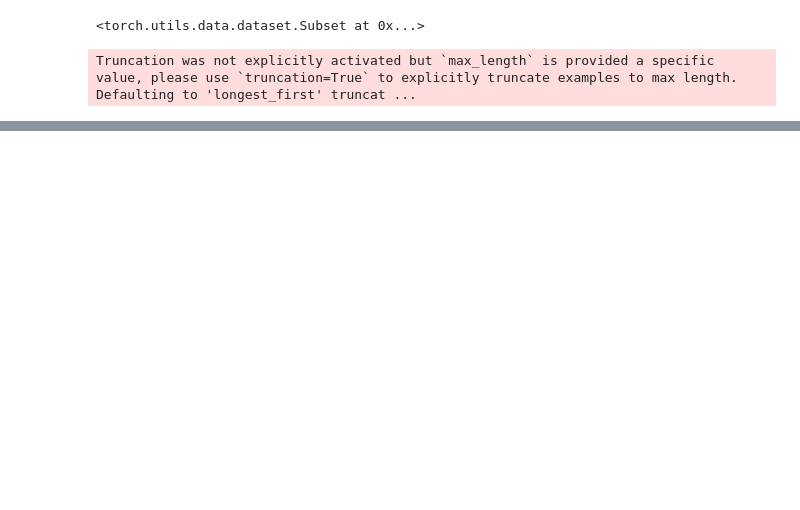
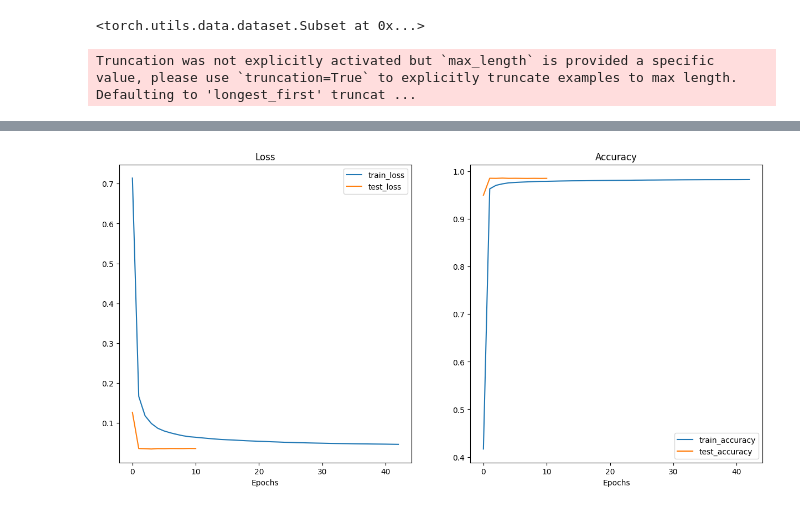
Before and after one commit to stanleyedward/sentinel_ml, a Jupyter notebook: torch_train.ipynb, the cells around one changed output, grey strips where cells are left out. Cells and saved outputs as stored; diff of their text form; code cells hidden in the pictures; blank space fills up the shorter version.

Commit message:
finish training

```diff
--- a/torch_train.ipynb
+++ b/torch_train.ipynb
@@ -86,0 +117,43 @@ KeyboardInterrupt:
+# %%
+plot = {
+"train_loss": results['train_results'][0]['train_loss'],
+"train_acc": results['train_results'][0]['train_acc'],
+"test_loss": results['test_results'][0]['test_loss'],
+"test_acc": results['test_results'][0]['test_acc'],
+"training_time": results['train_epoch_time'],
+"testing_time": results['test_epoch_time'],
+}
+# %%
+import matplotlib.pyplot as plt
+def plot_loss_curves(results):
+
+    loss = results["train_loss"]
+    test_loss = results["test_loss"]
+
+    accuracy = results["train_acc"]
+    test_accuracy = results["test_acc"]
+
+    train_epochs = range(len(results["train_loss"]))
+    test_epochs = range(len(results["test_loss"]))
+
+    plt.figure(figsize=(15, 7))
+
+    # Plot loss
+    plt.subplot(1, 2, 1)
+    plt.plot(train_epochs, loss, label="train_loss")
+    plt.plot(test_epochs, test_loss, label="test_loss")
+    plt.title("Loss")
+    plt.xlabel("Epochs")
+    plt.legend()
+
+    # Plot accuracy
+    plt.subplot(1, 2, 2)
+    plt.plot(train_epochs, accuracy, label="train_accuracy")
+    plt.plot(test_epochs, test_accuracy, label="test_accuracy")
+    plt.title("Accuracy")
+    plt.xlabel("per 300 Batch")
+    plt.legend()
+
+plot_loss_curves(results=plot)
+# %% [output]
+[figure, added]
```
Also changed, not shown: parts of 7 cells of this notebook, 1 other file.
